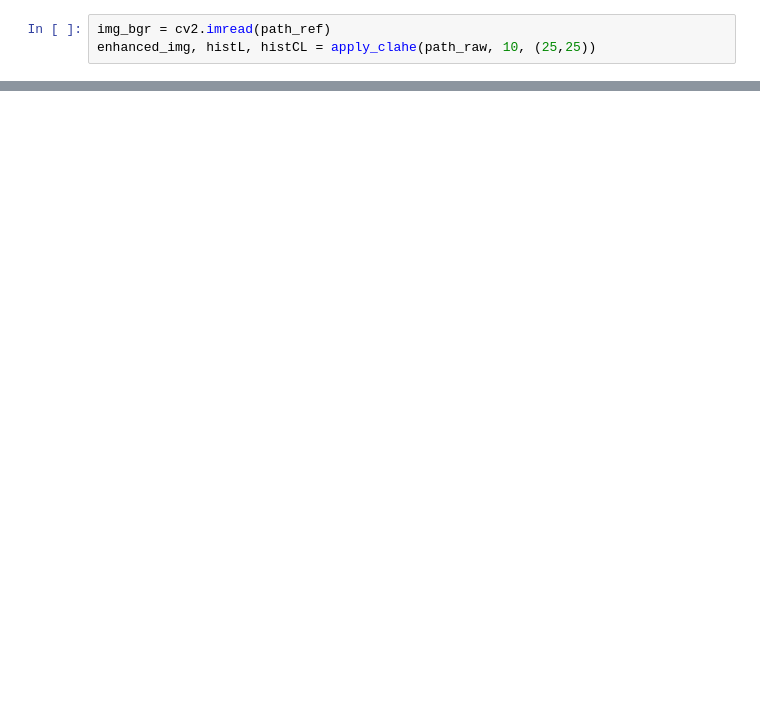
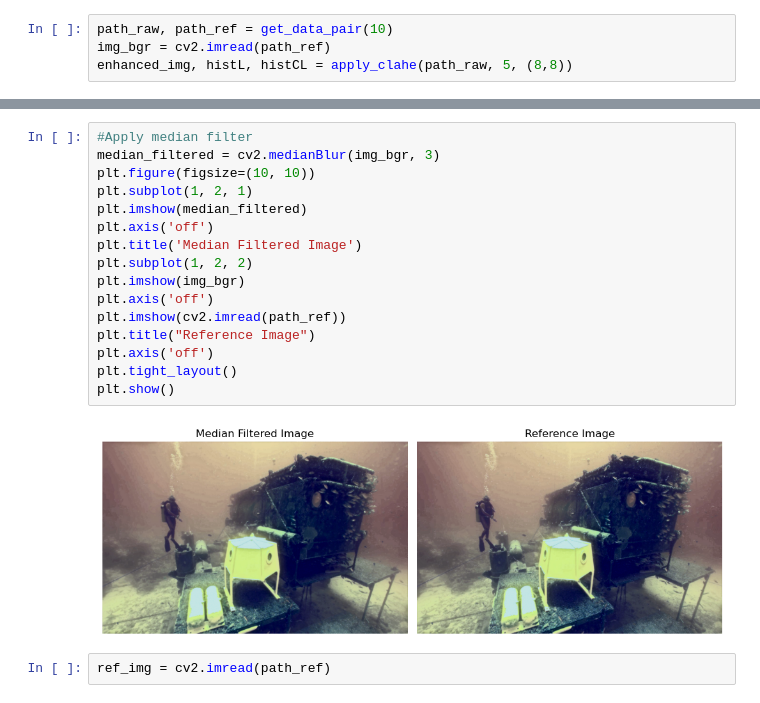
Before and after one commit to Mahanth-Maha/DeepSea-Image-Enhancement, a Jupyter notebook: src/dip_project/01_01_CLAHE.ipynb, the cells around one changed output, grey strips where cells are left out. Drawn from its saved outputs; the diff is of its cells as text; blank space fills up the shorter version.

```diff
--- a/src/dip_project/01_01_CLAHE.ipynb
+++ b/src/dip_project/01_01_CLAHE.ipynb
@@ -40,3 +194,4 @@ path_raw, path_ref = get_data_pair(3)
 # %%
+path_raw, path_ref = get_data_pair(10)
 img_bgr = cv2.imread(path_ref)
-enhanced_img, histL, histCL = apply_clahe(path_raw, 10, (25,25))
+enhanced_img, histL, histCL = apply_clahe(path_raw, 5, (8,8))
@@ -61,0 +222,20 @@ plot_hist_curve_2_pair(
+# %%
+#Apply median filter
+median_filtered = cv2.medianBlur(img_bgr, 3)
+plt.figure(figsize=(10, 10))
+plt.subplot(1, 2, 1)
+plt.imshow(median_filtered)
+plt.axis('off')
+plt.title('Median Filtered Image')
+plt.subplot(1, 2, 2)
+plt.imshow(img_bgr)
+plt.axis('off')
+plt.imshow(cv2.imread(path_ref))
+plt.title("Reference Image")
+plt.axis('off')
+plt.tight_layout()
+plt.show()
+# %% [output]
+[figure, added]
+# %%
+ref_img = cv2.imread(path_ref)
```
Also changed, not shown: parts of 18 cells of this notebook, 12 other files.
